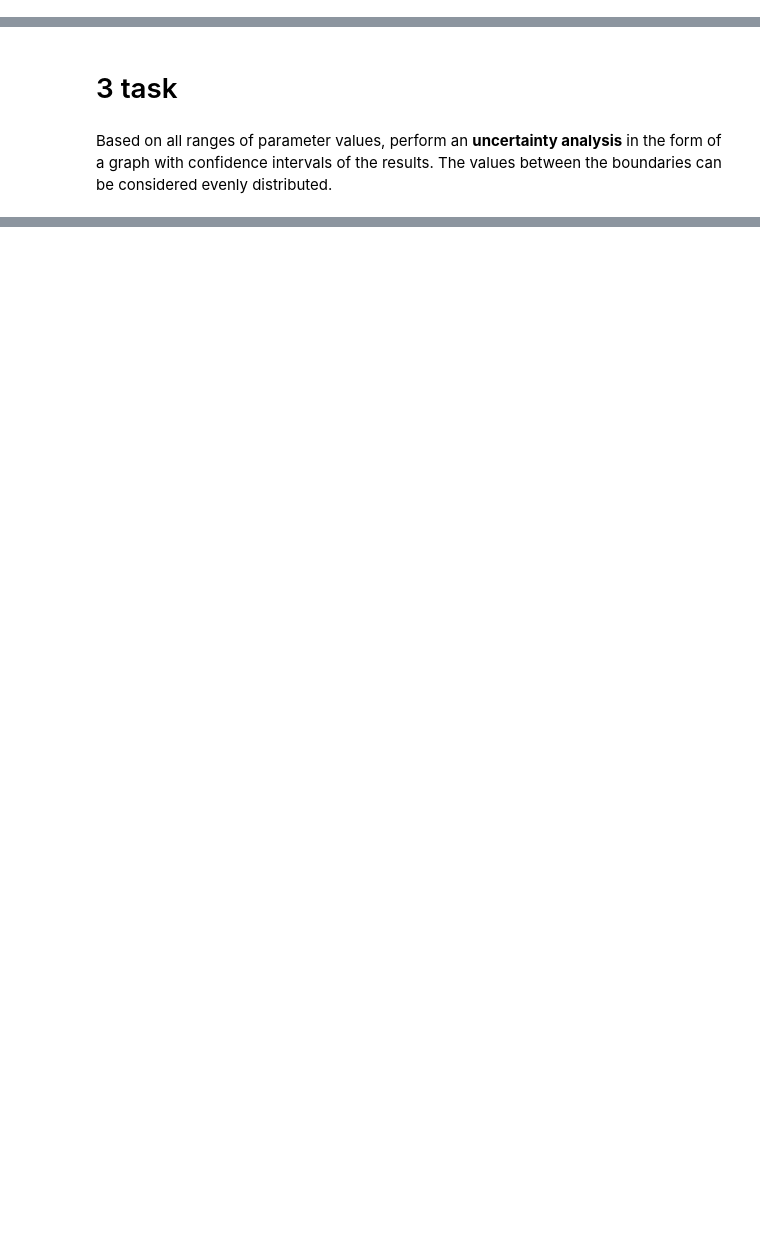
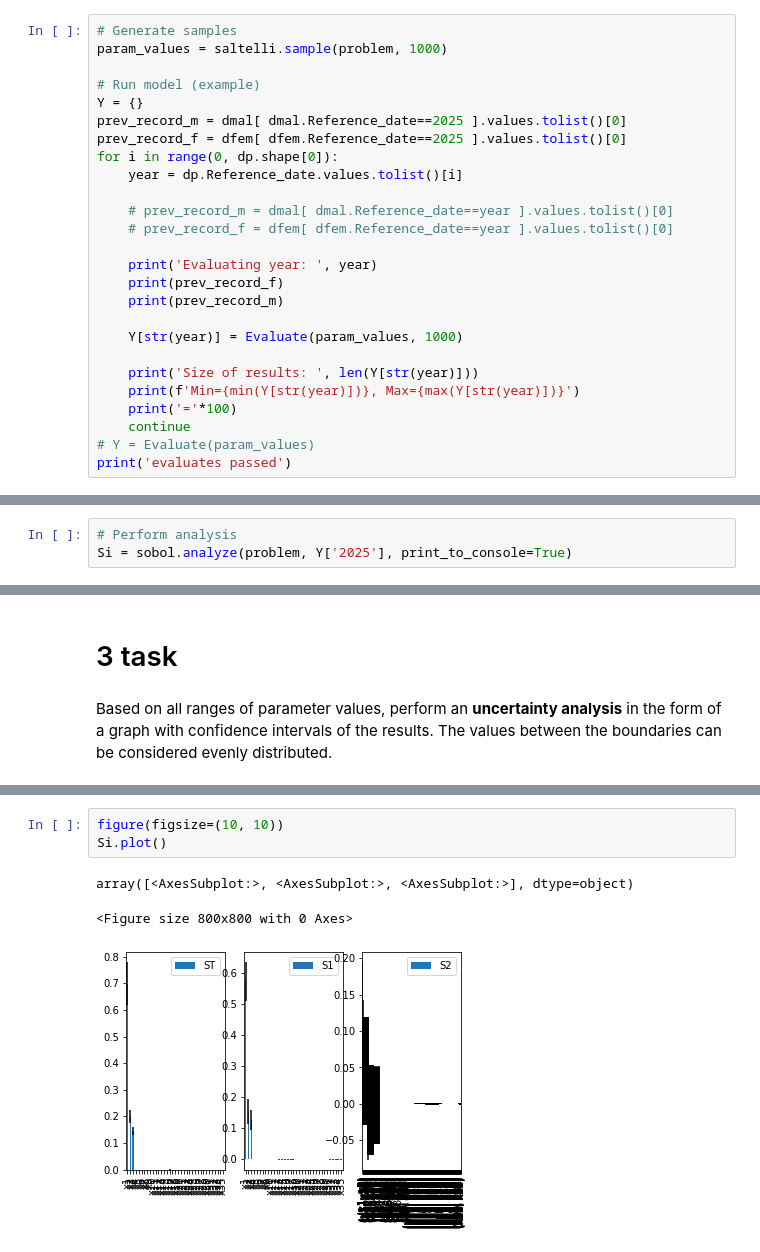
Before and after one commit to bogya345/DiscModel_labs, a Jupyter notebook: lab2.ipynb, the cells around one changed output, grey strips where cells are left out. Cells and saved outputs as stored; diff of their text form; blank space fills up the shorter version.

```diff
--- a/lab2.ipynb
+++ b/lab2.ipynb
@@ -490,0 +510,26 @@ Keys setted as default: ['x1', 'x2', 'x3', 'x4', 'x5', 'x6', 'x7', 'x8', 'x9', '
+# %%
+# Generate samples
+param_values = saltelli.sample(problem, 1000)
+
+# Run model (example)
+Y = {}
+prev_record_m = dmal[ dmal.Reference_date==2025 ].values.tolist()[0]
+prev_record_f = dfem[ dfem.Reference_date==2025 ].values.tolist()[0]
+for i in range(0, dp.shape[0]):
+    year = dp.Reference_date.values.tolist()[i]
+
+    # prev_record_m = dmal[ dmal.Reference_date==year ].values.tolist()[0]
+    # prev_record_f = dfem[ dfem.Reference_date==year ].values.tolist()[0]
+
+    print('Evaluating year: ', year)
+    print(prev_record_f)
+    print(prev_record_m)
+
+    Y[str(year)] = Evaluate(param_values, 1000)
+
+    print('Size of results: ', len(Y[str(year)]))
+    print(f'Min={min(Y[str(year)])}, Max={max(Y[str(year)])}')
+    print('='*100)
+    continue
+# Y = Evaluate(param_values)
+print('evaluates passed')
@@ -490,0 +581,3 @@ Keys setted as default: ['x1', 'x2', 'x3', 'x4', 'x5', 'x6', 'x7', 'x8', 'x9', '
+# %%
+# Perform analysis
+Si = sobol.analyze(problem, Y['2025'], print_to_console=True)
@@ -528,0 +729,7 @@ r2025
+# %%
+figure(figsize=(10, 10))
+Si.plot()
+# %% [output]
+array([<AxesSubplot:>, <AxesSubplot:>, <AxesSubplot:>], dtype=object)
+<Figure size 800x800 with 0 Axes>
+[figure, added]
```
Also changed, not shown: parts of 27 cells of this notebook.
